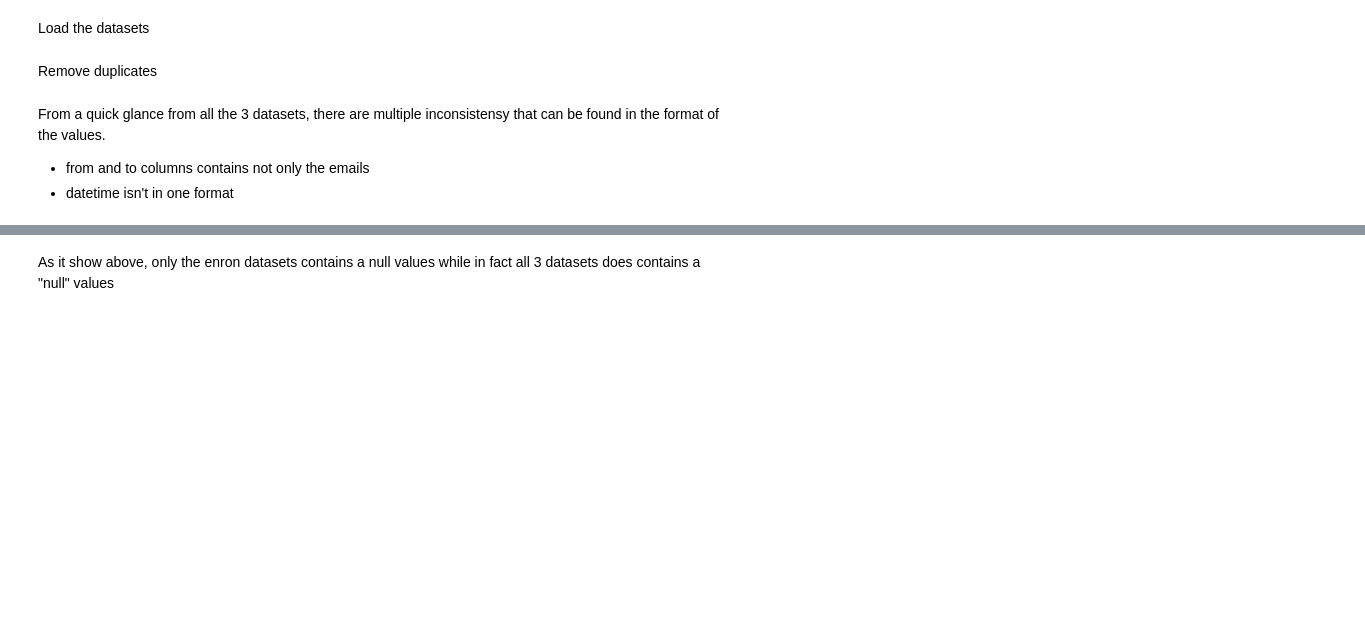
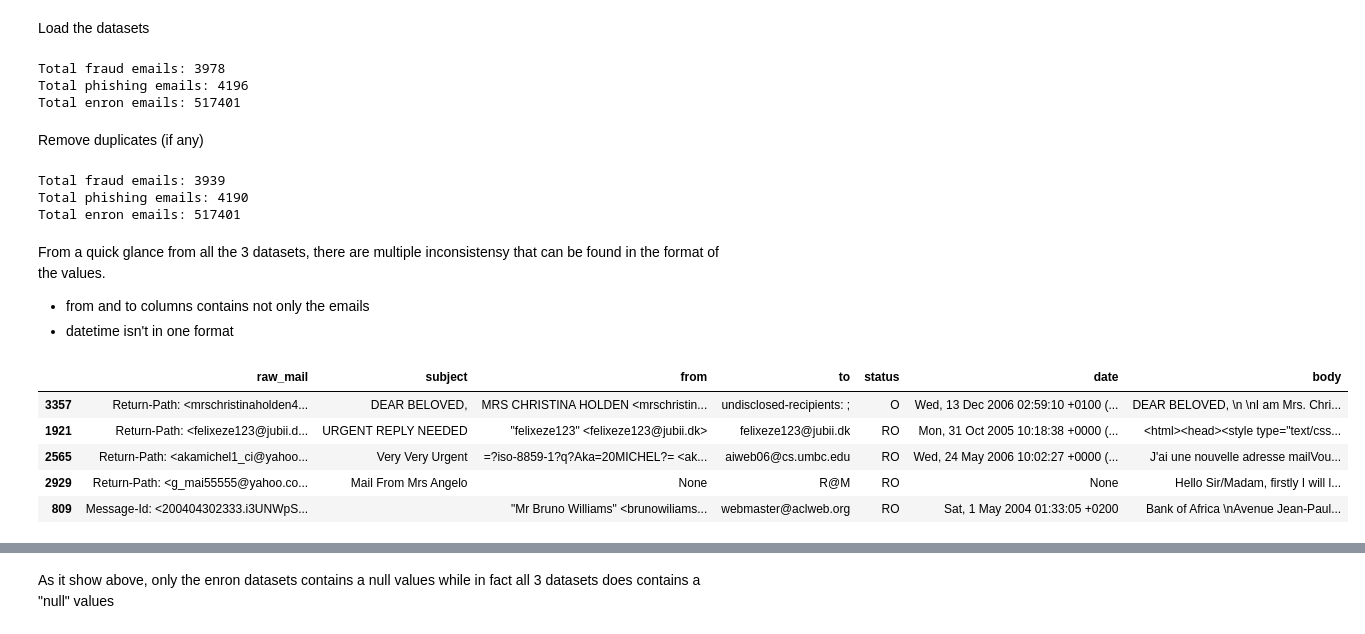
Before and after one commit to chandieka/PhishingClassifier, a Jupyter notebook: cleaning.ipynb, the cells around one changed output, grey strips where cells are left out. Drawn from its saved outputs; the diff is of its cells as text; code cells hidden in the pictures; blank space fills up the shorter version.

```diff
--- a/cleaning.ipynb
+++ b/cleaning.ipynb
@@ -24,14 +24,39 @@ Load the datasets
 fraudDataframe = pd.read_json('datasets/raw/fradulent_emails.json', orient='index')
 phishingDataframe = pd.read_json('datasets/raw/phishing-chorpus.json', orient='index')
 enronDataframe = pd.read_csv('datasets/raw/enron-emails.csv')
+
+print("Total fraud emails:", len(fraudDataframe))
+print("Total phishing emails:", len(phishingDataframe))
+print("Total enron emails:", len(enronDataframe))
+# %% [output]
+Total fraud emails: 3978
+Total phishing emails: 4196
+Total enron emails: 517401
 # %% [markdown]
-Remove duplicates
+Remove duplicates (if any)
 # %%
 fraudDataframe = fraudDataframe.drop_duplicates(subset="raw_mail")
 phishingDataframe = phishingDataframe.drop_duplicates(subset="raw_mail")
 enronDataframe = enronDataframe.drop_duplicates(subset="raw_mail")
+
+print("Total fraud emails:", len(fraudDataframe))
+print("Total phishing emails:", len(phishingDataframe))
+print("Total enron emails:", len(enronDataframe))
+# %% [output]
+Total fraud emails: 3939
+Total phishing emails: 4190
+Total enron emails: 517401
 # %% [markdown]
 From a quick glance from all the 3 datasets, there are multiple inconsistensy that can be found in the format of the values.
 
 - from and to columns contains not only the emails
 - datetime isn't in one format
+# %%
+fraudDataframe.sample(5)
+# %% [output]
+|  | raw_mail | subject | from | to | status | date | body |
+| 3357 | Return-Path: <mrschristinaholden4... | DEAR BELOVED, | MRS CHRISTINA HOLDEN <mrschristin... | undisclosed-recipients: ; | O | Wed, 13 Dec 2006 02:59:10 +0100 (... | DEAR BELOVED, \n \nI am Mrs. Chri... |
+| 1921 | Return-Path: <felixeze123@jubii.d... | URGENT REPLY NEEDED | "felixeze123" <felixeze123@jubii.dk> | felixeze123@jubii.dk | RO | Mon, 31 Oct 2005 10:18:38 +0000 (... | <html><head><style type="text/css... |
+| 2565 | Return-Path: <akamichel1_ci@yahoo... | Very Very Urgent | =?iso-8859-1?q?Aka=20MICHEL?= <ak... | aiweb06@cs.umbc.edu | RO | Wed, 24 May 2006 10:02:27 +0000 (... | J'ai une nouvelle adresse mailVou... |
+| 2929 | Return-Path: <g_mai55555@yahoo.co... | Mail From Mrs Angelo | None | R@M | RO | None | Hello Sir/Madam, firstly I will l... |
+| 809 | Message-Id: <200404302333.i3UNWpS... |  | "Mr Bruno Williams" <brunowiliams... | webmaster@aclweb.org | RO | Sat, 1 May 2004 01:33:05 +0200 | Bank of Africa \nAvenue Jean-Paul... |
```
Also changed, not shown: parts of 15 cells of this notebook, 2 other files.
